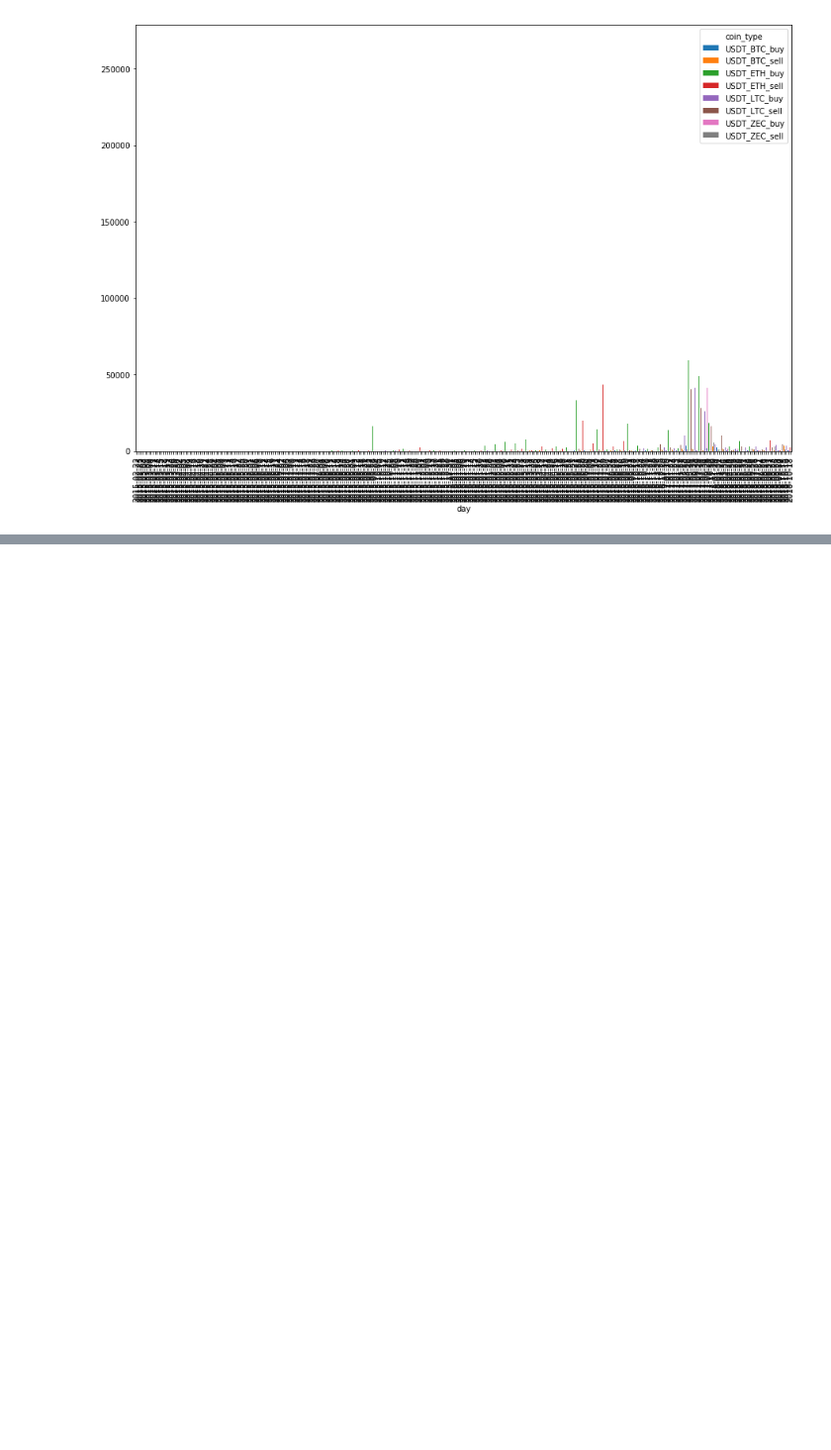
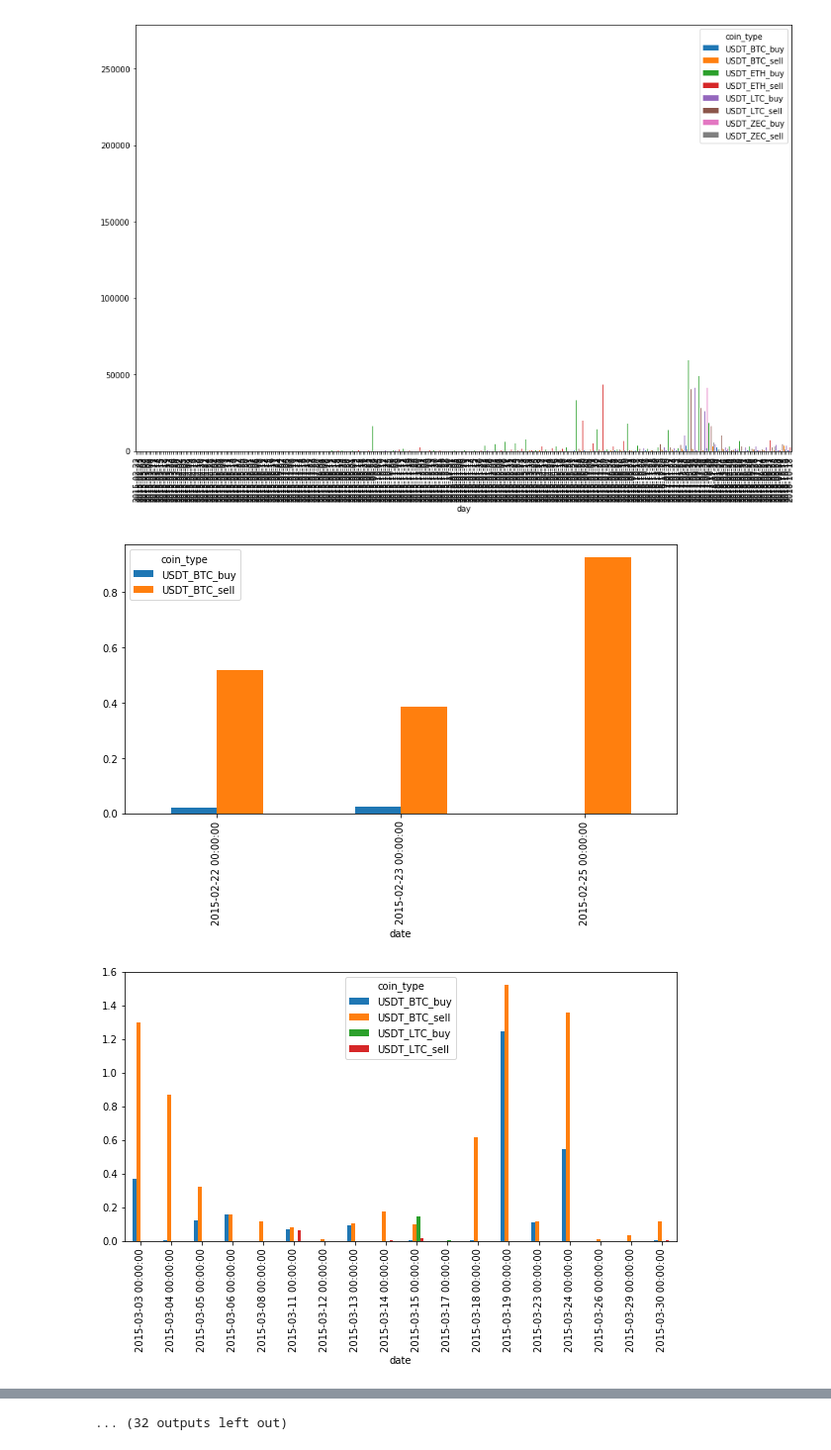
Before and after one commit to nikolasmagno/btc-alt, a Jupyter notebook: NTB-OPERACAO.ipynb, the cells around one changed output, grey strips where cells are left out. Shown at 99% size. Saved outputs shown, nothing was run; the diff lists cells and outputs as text; code cells hidden in the pictures; blank space fills up the shorter version.

Commit message:
Alterando para plot mensal

```diff
--- a/NTB-OPERACAO.ipynb
+++ b/NTB-OPERACAO.ipynb
@@ -133,7 +133,7 @@ novo_df = pd.DataFrame([])
 for name,group in n_dt:
     nv = {}
     nv['day'] = group.date.tolist()[0]
-    nv['date'] = group.date.tolist()[0]
+    nv['date'] = pd.to_datetime(group.date.tolist()[0])
     nv['coin'] = group.coin.tolist()[0]
     nv['coin_type'] = group.coin.tolist()[0]+'_'+group.type.tolist()[0]
     nv['amount'] = group.amount.sum()
@@ -213,3 +211,13 @@ dt_periodo_queda_btc.pivot(columns='coin_type', values='amount').plot(kind='bar'
 # %% [output]
 <matplotlib.axes._subplots.AxesSubplot at 0x...>
 [figure]
+# %%
+#for data in dt_periodo_queda_btc:
+dt_periodo_queda_btc.index = pd.to_datetime(dt_periodo_queda_btc.index)
+
+for year in dt_periodo_queda_btc.index.year.unique() :
+    for month in dt_periodo_queda_btc.index[dt_periodo_queda_btc.index.year == year].month.unique() :
+        dt_periodo_queda_btc[(dt_periodo_queda_btc.index.year == year) & (dt_periodo_queda_btc.index.month == month)].pivot(columns='coin_type', values='amount').plot(kind='bar', figsize=(10,5))
+# %% [output]
+[figure, added]
+[figure, added]
@@ -215,0 +234 @@ dt_periodo_queda_btc.pivot(columns='coin_type', values='amount').plot(kind='bar'
+... (32 outputs left out)
```
Also changed, not shown: parts of 2 cells of this notebook.
